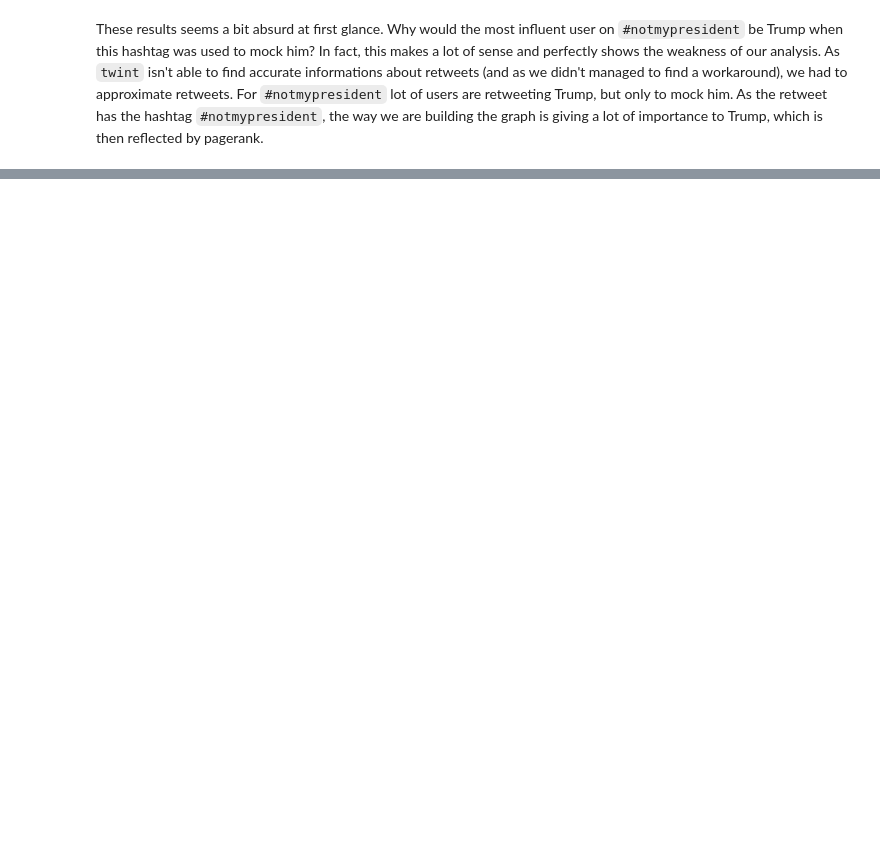
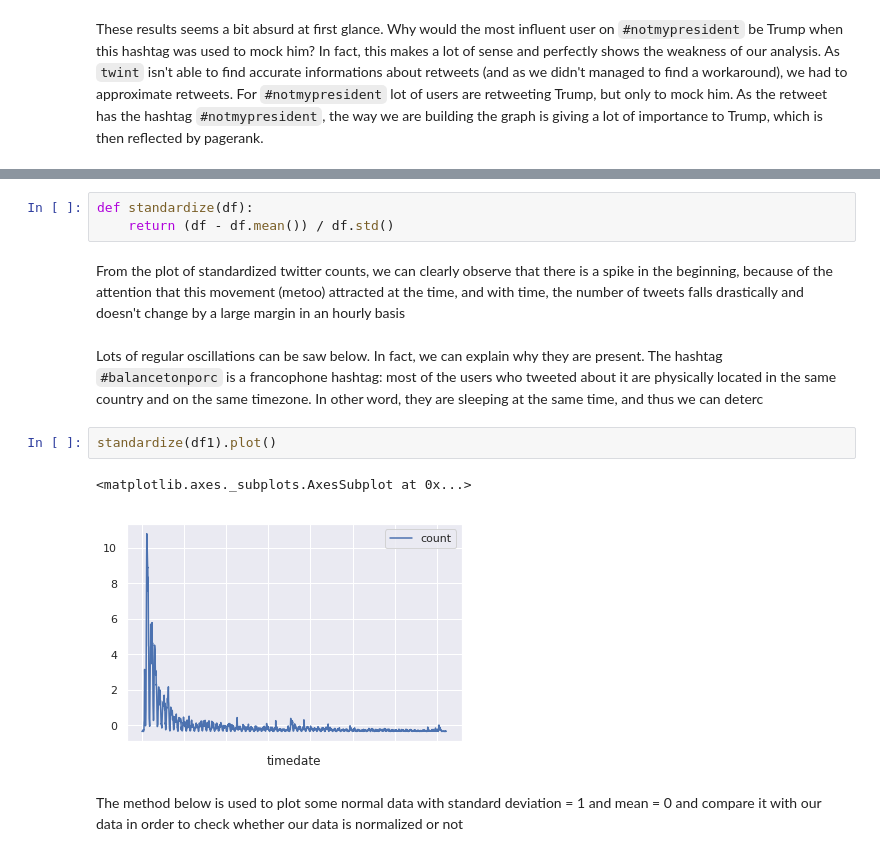
Before and after one commit to poechsel/ADA-project, a Jupyter notebook: analysis.ipynb, the cells around one changed output, grey strips where cells are left out. Saved outputs shown, nothing was run; the diff lists cells and outputs as text; blank space fills up the shorter version.

```diff
--- a/analysis.ipynb
+++ b/analysis.ipynb
@@ -1203,0 +1373,15 @@ These results seems a bit absurd at first glance. Why would the most influent us
+# %%
+def standardize(df):
+    return (df - df.mean()) / df.std()
+# %% [markdown]
+From the plot of standardized twitter counts, we can clearly observe that there is a spike in the beginning, because of the attention that this movement (metoo) attracted at the time, and with time, the number of tweets falls drastically and doesn't change by a large margin in an hourly basis
+# %% [markdown]
+Lots of regular oscillations can be saw below. In fact, we can explain why they are present. The hashtag `#balancetonporc` is a francophone hashtag: most of the users who tweeted about it are physically located in the same country and on the same timezone. In other word, they are sleeping at the same time, and thus we can deterc
+# %%
+standardize(df1).plot()
+# %% [output]
+<matplotlib.axes._subplots.AxesSubplot at 0x...>
+[figure, added]
+# %% [markdown]
+The method below is used to plot some normal data with standard deviation = 1 and mean = 0 and compare it with our data
+in order to check whether our data is normalized or not
```
Also changed, not shown: parts of 53 cells of this notebook.
